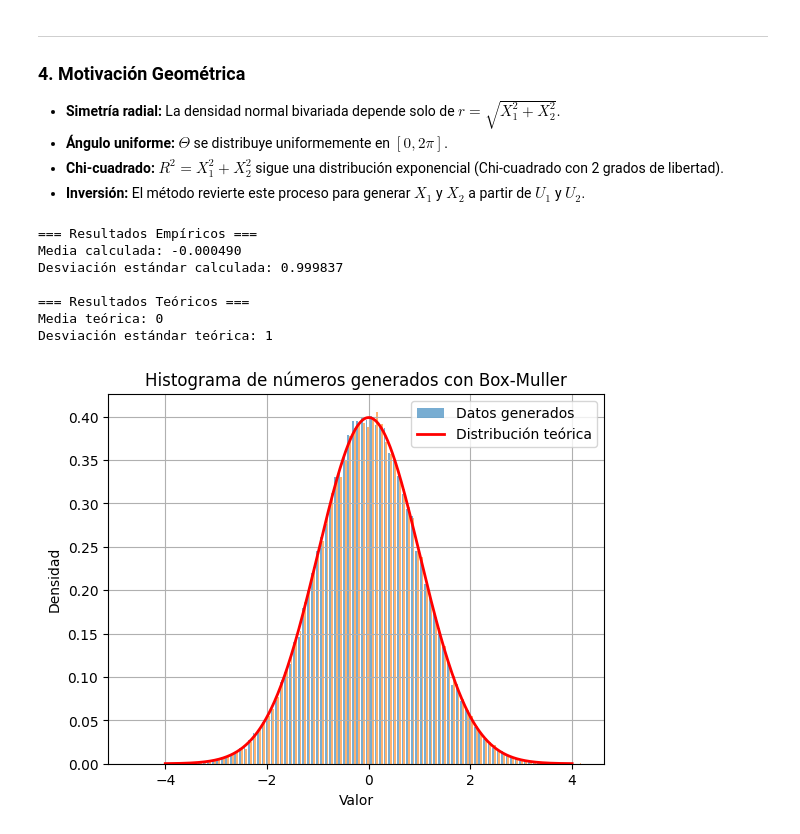
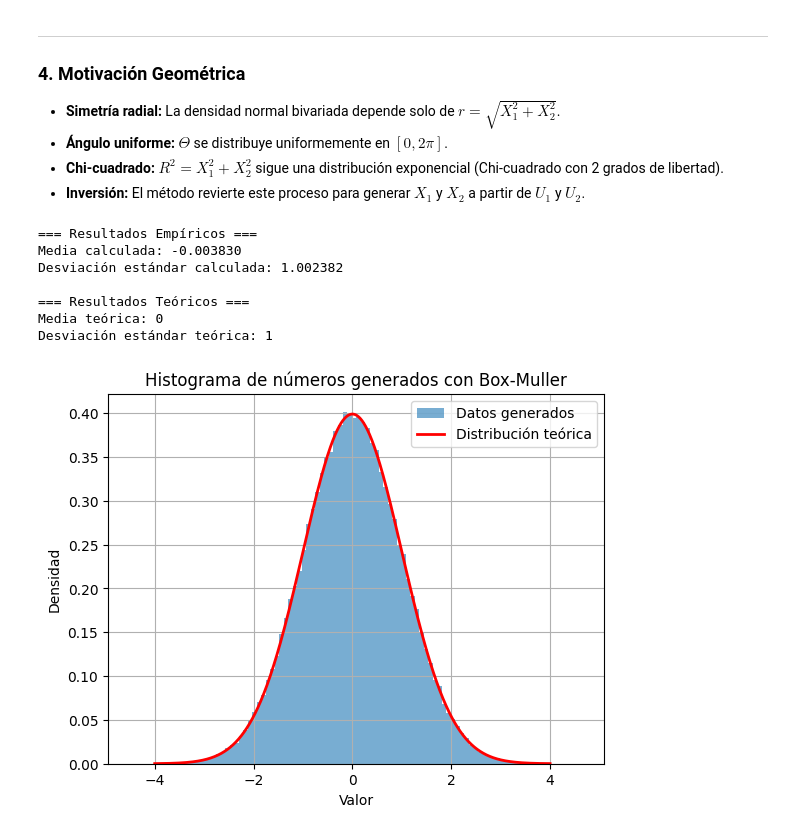
Before and after one commit to EduardoAcostaC/Simulacion-I, a Jupyter notebook: MetodoBoxMuller.ipynb, the cells around one changed output. Cells and saved outputs as stored; diff of their text form; code cells hidden in the pictures.

Commit message:
Metodo Box Muller

```diff
--- a/MetodoBoxMuller.ipynb
+++ b/MetodoBoxMuller.ipynb
@@ -46,6 +46,7 @@ import numpy as np
 import matplotlib.pyplot as plt
 import random as rd
 
+#Función que genera un par de normales estándar usando Box-Muller
 def f():
     u1 = rd.uniform(0, 1)
     u2 = rd.uniform(0, 1)
@@ -55,6 +56,7 @@ def f():
     y = R * np.sin(theta)
     return x, y
 
+#Función que repite el experimento n veces
 def experimento(n):
     lista_x = []
     lista_y = []
@@ -62,45 +64,49 @@ def experimento(n):
         x, y = f()
         lista_x.append(x)
         lista_y.append(y)
-    return lista_x, lista_y
+    return lista_x + lista_y
 
-
+#Parámetros del experimento
 n = 100000
 prueba = experimento(n)
 
-media = np.mean(prueba)
-desviacion = np.std(prueba)
+#Cálculo de estadísticos
+media = np.mean(prueba)  # Media empírica
+desviacion = np.std(prueba)  # Desviación estándar empírica
 
+#Valores teóricos para N(0,1)
 media_teorica = 0
 desviacion_teorica = 1
 
-# Resultados
+#Resultados
 print("=== Resultados Empíricos ===")
 print(f"Media calculada: {media:.6f}")
 print(f"Desviación estándar calculada: {desviacion:.6f}")
+
 print("\n=== Resultados Teóricos ===")
 print(f"Media teórica: {media_teorica}")
 print(f"Desviación estándar teórica: {desviacion_teorica}")
 
-# Histograma
+#Histograma
 plt.hist(prueba, bins=100, density=True, alpha=0.6, label='Datos generados')
 
 x = np.linspace(-4, 4, 1000)
 y = (1/np.sqrt(2*np.pi)) * np.exp(-x**2/2)
 plt.plot(x, y, 'r-', linewidth=2, label='Distribución teórica')
+
 
 plt.title('Histograma de números generados con Box-Muller')
 plt.xlabel('Valor')
 plt.ylabel('Densidad')
 plt.legend()
 plt.grid(True)
 plt.show()
 # %% [output]
 === Resultados Empíricos ===
-Media calculada: -0.000490
-Desviación estándar calculada: 0.999837
+Media calculada: -0.003830
+Desviación estándar calculada: 1.002382
 
 === Resultados Teóricos ===
 Media teórica: 0
 Desviación estándar teórica: 1
-[figure, old version]
+[figure, new version]
```
